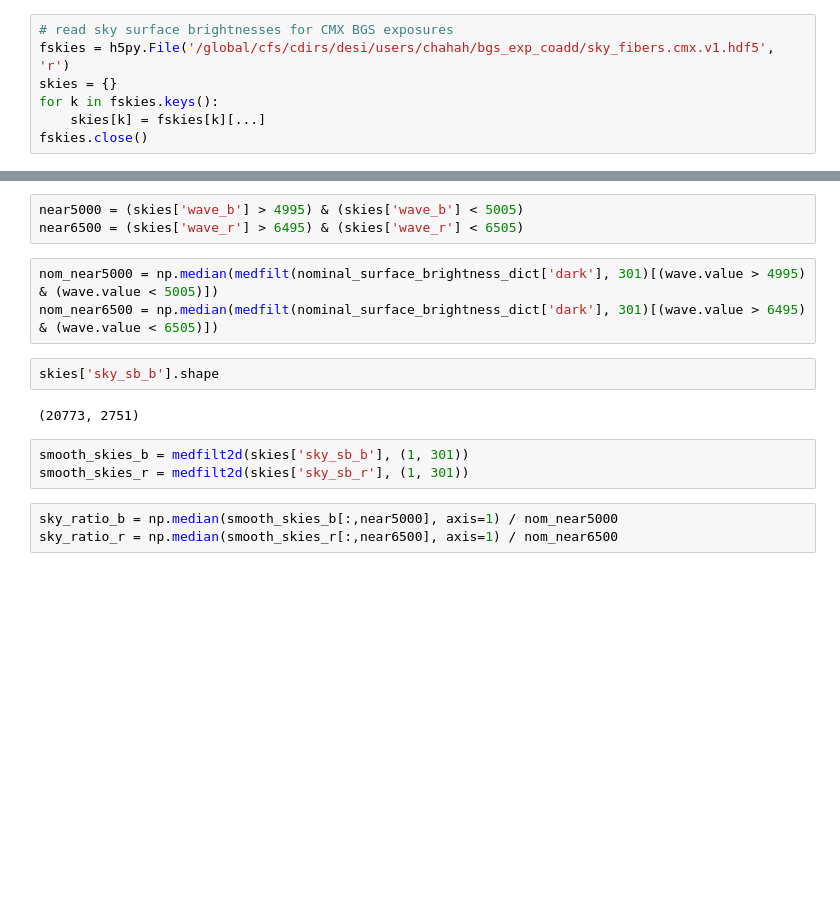
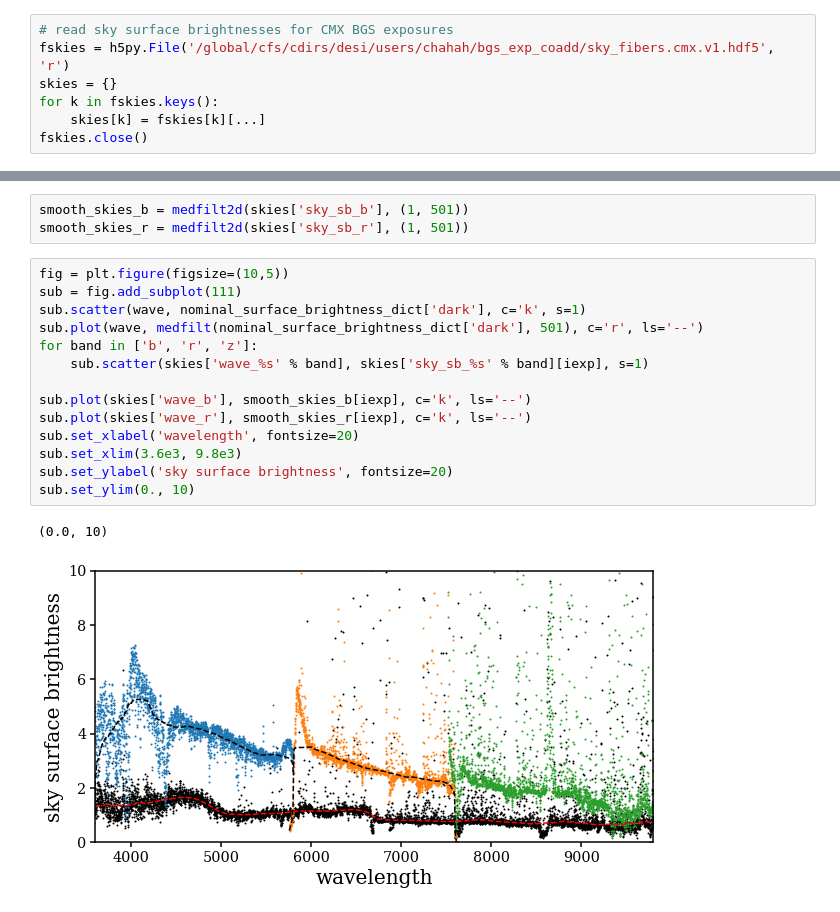
Before and after one commit to desi-bgs/feasiBGS, a Jupyter notebook: notebook/cmx/cmx_sky_ratio.ipynb, the cells around one changed output, grey strips where cells are left out. Saved outputs shown, nothing was run; the diff lists cells and outputs as text; blank space fills up the shorter version.

```diff
--- a/notebook/cmx/cmx_sky_ratio.ipynb
+++ b/notebook/cmx/cmx_sky_ratio.ipynb
@@ -81,16 +85,20 @@ sub.set_ylim(0., 10)
-# %%
-near5000 = (skies['wave_b'] > 4995) & (skies['wave_b'] < 5005)
-near6500 = (skies['wave_r'] > 6495) & (skies['wave_r'] < 6505)
-# %%
-nom_near5000 = np.median(medfilt(nominal_surface_brightness_dict['dark'], 301)[(wave.value > 4995) & (wave.value < 5005)])
-nom_near6500 = np.median(medfilt(nominal_surface_brightness_dict['dark'], 301)[(wave.value > 6495) & (wave.value < 6505)])
-# %%
-skies['sky_sb_b'].shape
-# %% [output]
-(20773, 2751)
 # %%
-smooth_skies_b = medfilt2d(skies['sky_sb_b'], (1, 301))
-smooth_skies_r = medfilt2d(skies['sky_sb_r'], (1, 301))
+smooth_skies_b = medfilt2d(skies['sky_sb_b'], (1, 501))
+smooth_skies_r = medfilt2d(skies['sky_sb_r'], (1, 501))
-# %%
-sky_ratio_b = np.median(smooth_skies_b[:,near5000], axis=1) / nom_near5000
-sky_ratio_r = np.median(smooth_skies_r[:,near6500], axis=1) / nom_near6500
+# %%
+fig = plt.figure(figsize=(10,5))
+sub = fig.add_subplot(111)
+sub.scatter(wave, nominal_surface_brightness_dict['dark'], c='k', s=1)
+sub.plot(wave, medfilt(nominal_surface_brightness_dict['dark'], 501), c='r', ls='--')
+for band in ['b', 'r', 'z']:
+    sub.scatter(skies['wave_%s' % band], skies['sky_sb_%s' % band][iexp], s=1)
+
+sub.plot(skies['wave_b'], smooth_skies_b[iexp], c='k', ls='--')
+sub.plot(skies['wave_r'], smooth_skies_r[iexp], c='k', ls='--')
+sub.set_xlabel('wavelength', fontsize=20)
+sub.set_xlim(3.6e3, 9.8e3)
+sub.set_ylabel('sky surface brightness', fontsize=20)
+sub.set_ylim(0., 10)
+# %% [output]
+(0.0, 10)
+[figure, added]
```
Also changed, not shown: parts of 8 cells of this notebook.
